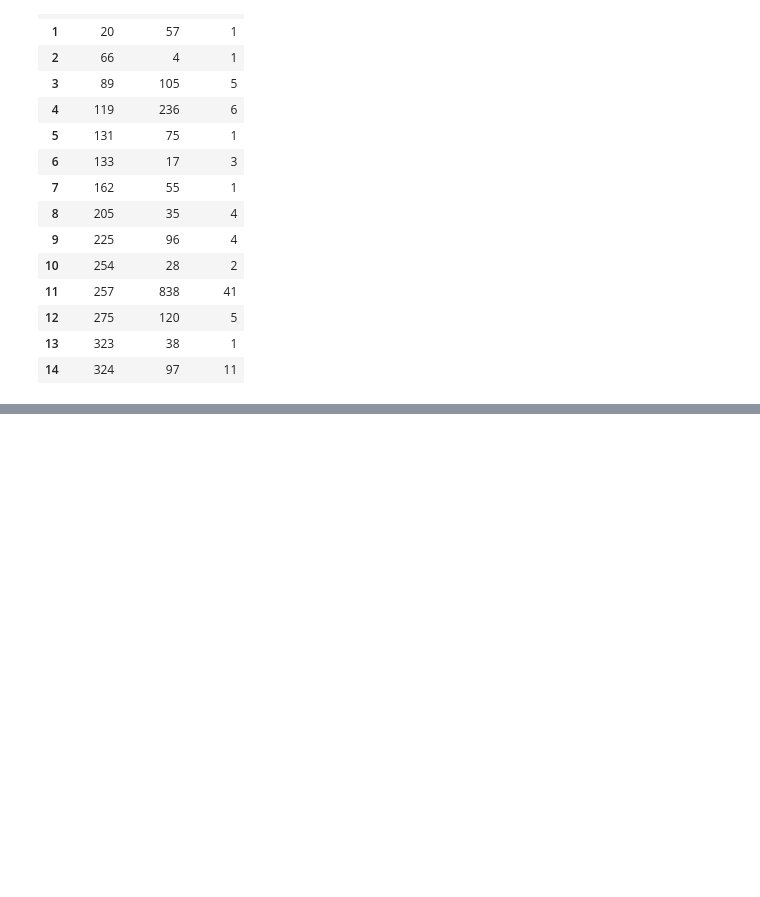
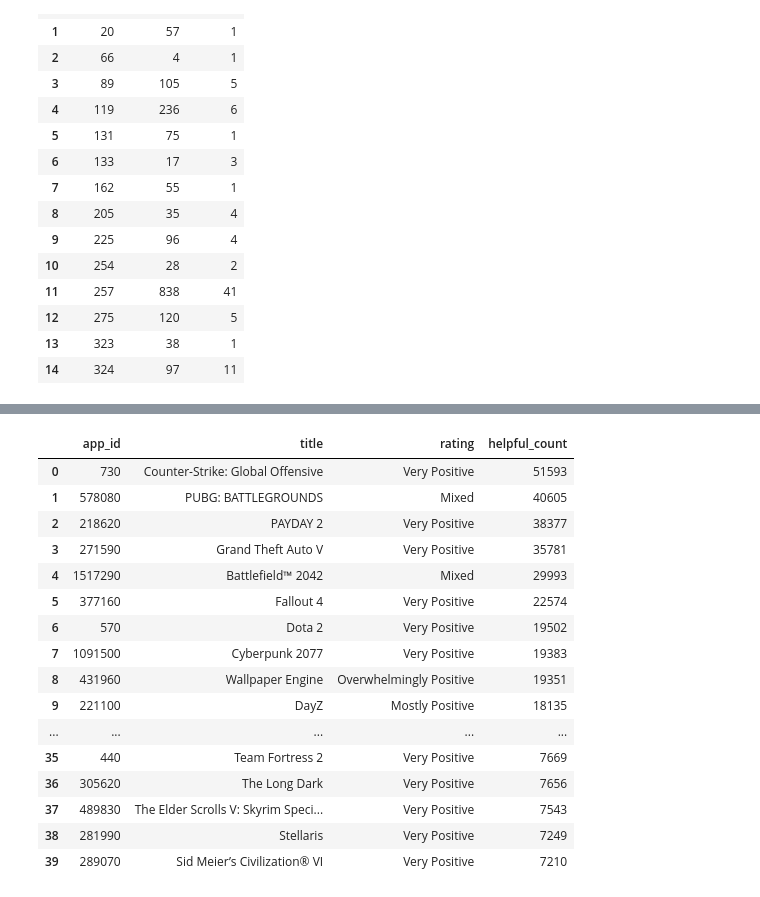
Before and after one commit to Subbu5602/Steam-Recommendations-SQL-Pipeline, a Jupyter notebook: DataLoading.ipynb, the cells around one changed output, grey strips where cells are left out. Cells and saved outputs as stored; diff of their text form; code cells hidden in the pictures; blank space fills up the shorter version.

```diff
--- a/DataLoading.ipynb
+++ b/DataLoading.ipynb
@@ -132,0 +153,23 @@ pd.read_sql_query("select * from Games limit 15;",connection)
+# %%
+pd.read_sql_query("""with helpful_total as (select app_id,sum(helpful) as helpful_count
+from recommendations group by app_id order by helpful_count desc limit 40)
+select g.app_id,g.title,g.rating,h.helpful_count from games g join helpful_total h
+on g.app_id = h.app_id;""",connection)
+# %% [output]
+|  | app_id | title | rating | helpful_count |
+| 0 | 730 | Counter-Strike: Global Offensive | Very Positive | 51593 |
+| 1 | 578080 | PUBG: BATTLEGROUNDS | Mixed | 40605 |
+| 2 | 218620 | PAYDAY 2 | Very Positive | 38377 |
+| 3 | 271590 | Grand Theft Auto V | Very Positive | 35781 |
+| 4 | 1517290 | Battlefield™ 2042 | Mixed | 29993 |
+| 5 | 377160 | Fallout 4 | Very Positive | 22574 |
+| 6 | 570 | Dota 2 | Very Positive | 19502 |
+| 7 | 1091500 | Cyberpunk 2077 | Very Positive | 19383 |
+| 8 | 431960 | Wallpaper Engine | Overwhelmingly Positive | 19351 |
+| 9 | 221100 | DayZ | Mostly Positive | 18135 |
+| ... | ... | ... | ... | ... |
+| 35 | 440 | Team Fortress 2 | Very Positive | 7669 |
+| 36 | 305620 | The Long Dark | Very Positive | 7656 |
+| 37 | 489830 | The Elder Scrolls V: Skyrim Speci... | Very Positive | 7543 |
+| 38 | 281990 | Stellaris | Very Positive | 7249 |
+| 39 | 289070 | Sid Meier’s Civilization® VI | Very Positive | 7210 |
```
Also changed, not shown: parts of 4 cells of this notebook, 5 other files.
